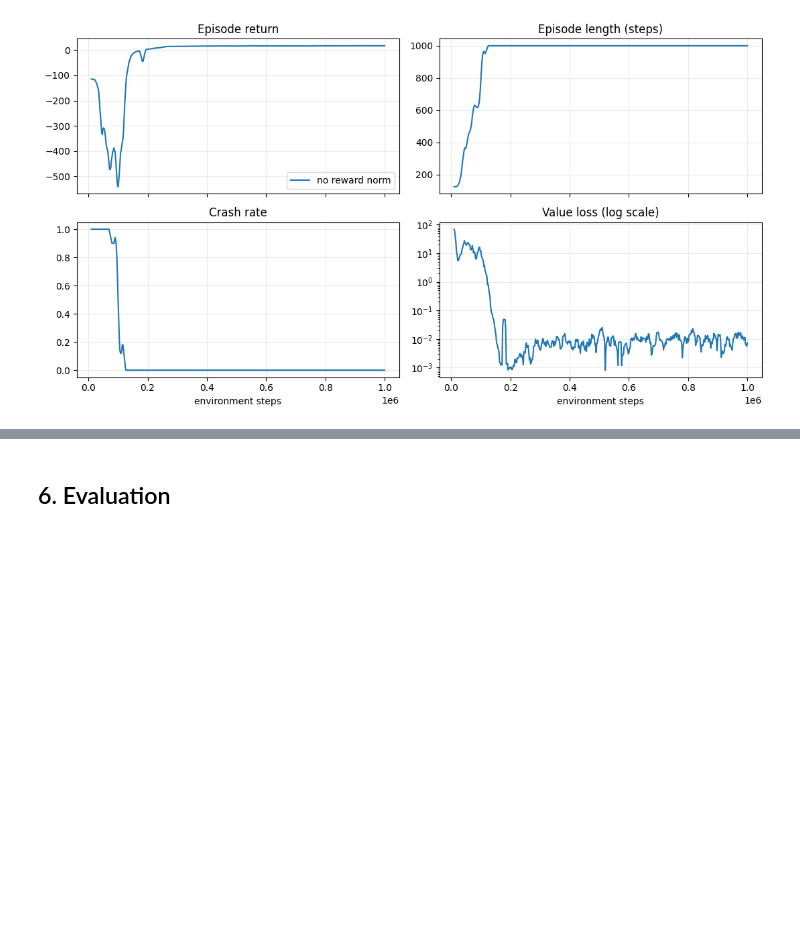
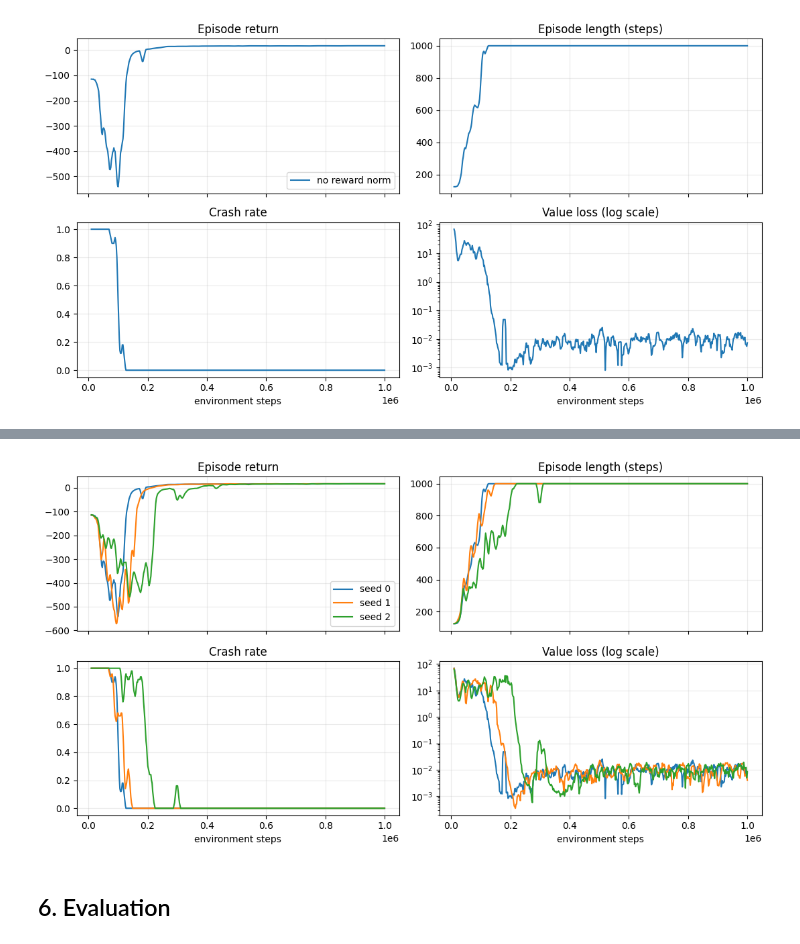
Before and after one commit to Nelkit/agroflight-rl, a Jupyter notebook: notebooks/ppo_25609227.ipynb, the cells around one changed output, grey strips where cells are left out. Drawn from its saved outputs; the diff is of its cells as text; code cells hidden in the pictures; blank space fills up the shorter version.

```diff
--- a/notebooks/ppo_25609227.ipynb
+++ b/notebooks/ppo_25609227.ipynb
@@ -579,0 +582,19 @@ plot_training_history({"no reward norm": hist_base})
+# %%
+SEEDS = [0, 1, 2]
+seed_runs = {}   # seed -> dict(history=..., tag=..., wall=...)
+
+# seed 0 = the base_1M run from 5.1 (same code and budget), loaded from disk
+with open(os.path.join(RESULTS_DIR, "ppo_ablation_base_1M.json")) as f:
+    base = json.load(f)
+seed_runs[0] = dict(history=base["history"], tag=RUN_TAG, wall=base["wall_s"])
+
+for seed in SEEDS[1:]:
+    tag = f"L0_s{seed}"   # own checkpoint per seed, so runs do not overwrite each other
+    _, _, history, _, wall = train_ppo(seed=seed, total_timesteps=1_000_000, tag=tag)
+    print(f"seed {seed}: {wall:.0f} s")
+
+    # save to disk straight away: if the kernel dies during seed 2, seed 1 is not lost
+    with open(os.path.join(RESULTS_DIR, f"ppo_L0_seed{seed}.json"), "w") as f:
+        json.dump(dict(seed=seed, tag=tag, wall_s=wall, history=history), f)
+
+    seed_runs[seed] = dict(history=history, tag=tag, wall=wall)
@@ -580,3 +619,7 @@ plot_training_history({"no reward norm": hist_base})
+# %%
+plot_training_history({f"seed {s}": r["history"] for s, r in seed_runs.items()})
+# %% [output]
+[figure, added]
 # %% [markdown]
 <a id="evaluation"></a>
 
```
Also changed, not shown: parts of 6 cells of this notebook, 4 other files.
